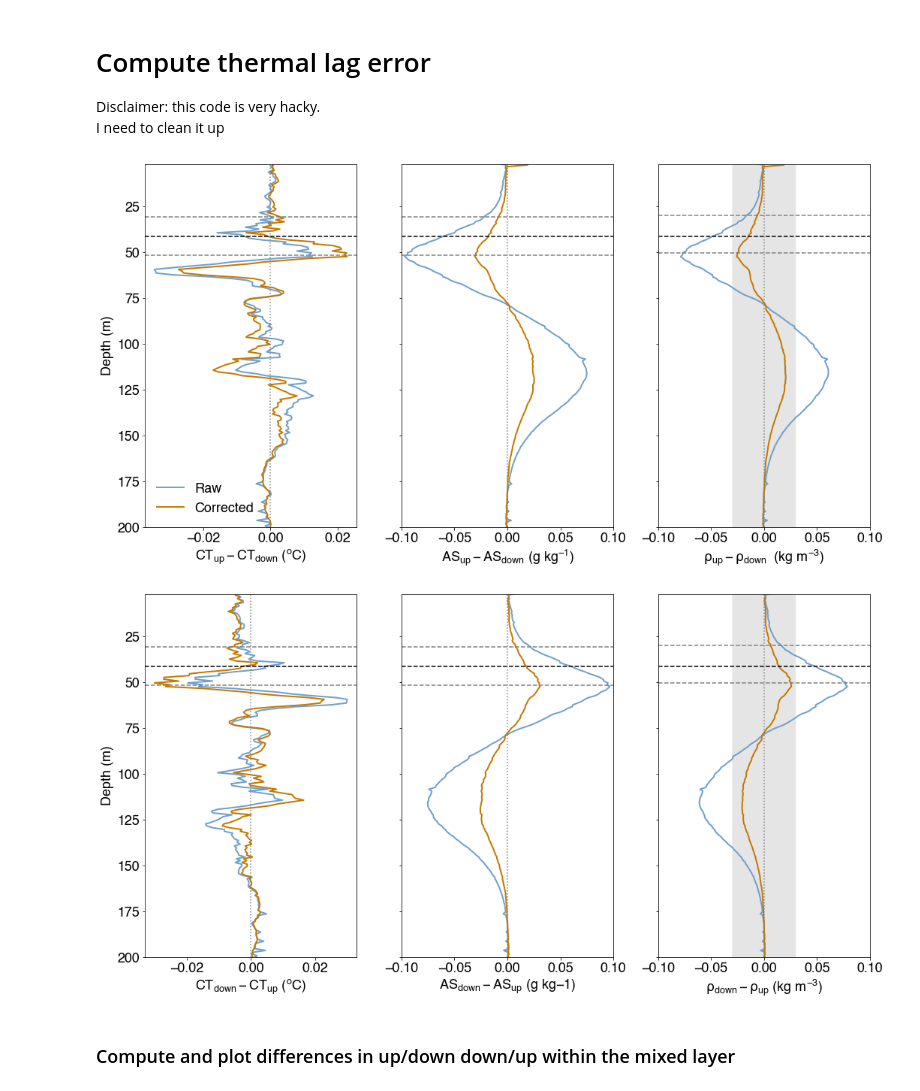
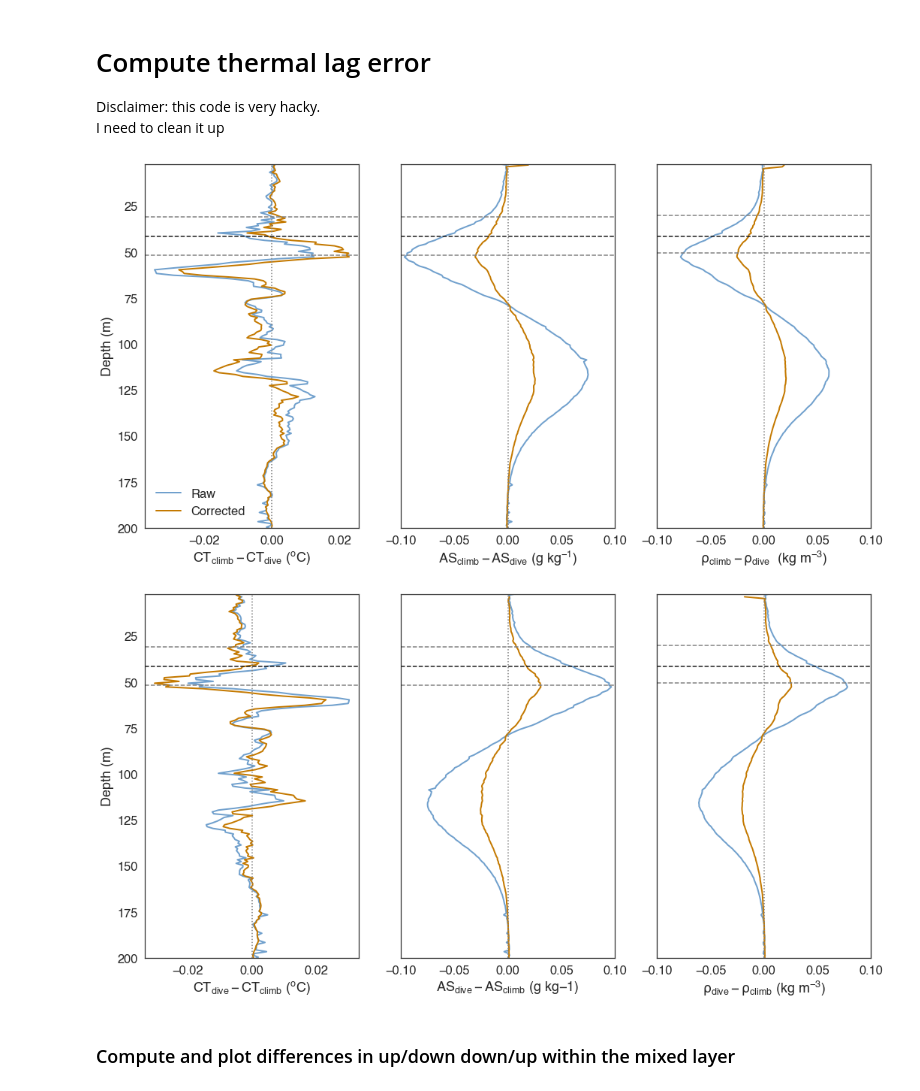
Before and after one commit to isgiddy/giddy-2020-roammiz, a Jupyter notebook: giddy-2020-glider-processing.ipynb, the cells around one changed output. Drawn from its saved outputs; the diff is of its cells as text; code cells hidden in the pictures.

```diff
--- a/giddy-2020-glider-processing.ipynb
+++ b/giddy-2020-glider-processing.ipynb
@@ -230,6 +221,8 @@ salt_qc_raw=gt.cleaning.rolling_window(dat.salt_raw, mean, window=3)
 temp_qc_raw=gt.cleaning.rolling_window(dat.temp_raw, mean, window=3)
 SA_qc_raw=gsw.SA_from_SP(salt_qc_raw,dat.depth,dat.longitude,dat.latitude)
 CT_qc_raw=gsw.CT_from_t(SA_qc_raw,temp_qc_raw,dat.depth)
+dens0_raw=gt.physics.potential_density(salt_qc_raw, temp_qc_raw, pres, lats, lons)
+mld_raw = gt.physics.mixed_layer_depth(x, y, dens0_raw,ref_depth=10, thresh=0.03)
 # %%
 dat['SA_qc']=xr.DataArray(SA_qc,dims=('ctd_data_point'))
 dat['CT_qc']=xr.DataArray(CT_qc,dims=('ctd_data_point'))
@@ -252,7 +245,7 @@ GPR improves on this by using machine learning techniques to learn the best para
 
 In the light of simplicity, for this analysis, the data was linearly interpolated. Future work will focus on implementing GPR.
 # %%
-=time_raw=np.int64(dat.time)//10**9 * 10**9
+time_raw=np.int64(dat.time)//10**9 * 10**9
 dist = np.r_[0, gt.utils.distance(dat.longitude, dat.latitude).cumsum()]
 dens0 = dat.dens0
 hdist=np.arange(0,2074322,1000)
@@ -812,36 +805,36 @@ ax[1].set_xlim(-0.1,0.1)
 
 #ax[1].legend(frameon=False)
 ax[1].set_xlabel(u'$AS_{climb}-AS_{dive}$ (g kg$^{-1})$')
 #ax[1].text(0.05,185,'RMSE=3e$^{-3}$')
 
 ######################################################################
 
 
 ax[2].plot(dens_mean_raw[:],dens_grid_raw.index[:],label='Raw',c=raw,linewidth=2)
 ax[2].plot(dens_mean_corr[:],dens_grid.index,label='Corrected',c=corr,linewidth=2)
 
 ax[2].axhline(y=np.nanmean(mld.rolling(2).median()),c='k',linestyle='--')
 ax[2].axhline(y=np.nanmean(mld[::2])-np.nanstd(mld[::2]),c='Grey',linestyle='--')
 ax[2].axhline(y=np.nanmean(mld[::2])+np.nanstd(mld[::2]),c='Grey',linestyle='--')
 
 
 ax[2].axvline(x=0,c='Grey',linestyle=':')
-ax[2].fill_betweenx(dens_grid.index,-0.03,0.03,facecolor='Grey',alpha=0.2)
+#ax[2].fill_betweenx(dens_grid.index,-0.03,0.03,facecolor='Grey',alpha=0.2)
 
 ax[2].set_ylim(200,2)
 ax[2].set_xlim(-0.1,0.1)
 
 
 #ax[2].legend(frameon=False)
 ax[2].set_xlabel(u'$\\rho_{climb}-\\rho_{dive}$  (kg $m^{-3})$')
 #ax[2].text(0.045,185,'RMSE=3e$^{-3}$')
 
 ax[0].set_ylabel('Depth (m)')
 plt.tight_layout()
 
-plt.savefig('figures/thermal_lag_ud.png',dpi=150)
+#plt.savefig('figures/thermal_lag_ud.png',dpi=150)
 # %% [output]
-[figure, old version]
+[figure, new version]
 # %%
 ### TEMPERATURE
 diff_temp=[]
@@ -947,7 +937,7 @@ ax[2].axhline(y=np.nanmean(mld[::2])+np.nanstd(mld[::2]),c='Grey',linestyle='--'
 
 
 ax[2].axvline(x=0,c='Grey',linestyle=':')
-ax[2].fill_betweenx(dens_grid.index,-0.03,0.03,facecolor='Grey',alpha=0.2)
+#ax[2].fill_betweenx(dens_grid.index,-0.03,0.03,facecolor='Grey',alpha=0.2)
 
 ax[2].set_ylim(200,2)
 ax[2].set_xlim(-0.1,0.1)
@@ -960,9 +950,9 @@ ax[2].set_xlabel(u'$\\rho_{dive}-\\rho_{climb}}$ (kg $m^{-3})$')
 ax[0].set_ylabel('Depth (m)')
 plt.tight_layout()
 
-plt.savefig('figures/thermal_lag_du.png',dpi=150)
+#plt.savefig('figures/thermal_lag_du.png',dpi=150)
 # %% [output]
-[figure, old version]
+[figure, new version]
 # %% [markdown]
 ### Compute and plot differences in up/down down/up within the mixed layer
 # %%
```
Also changed, not shown: parts of 16 cells of this notebook.
